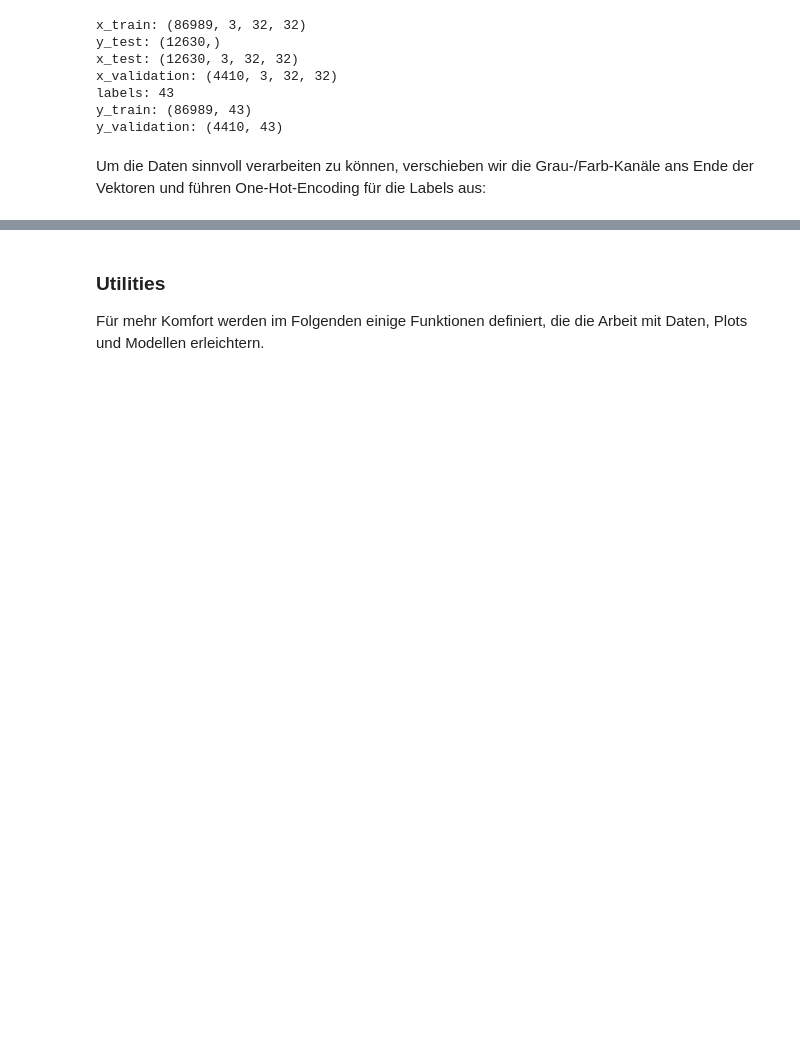
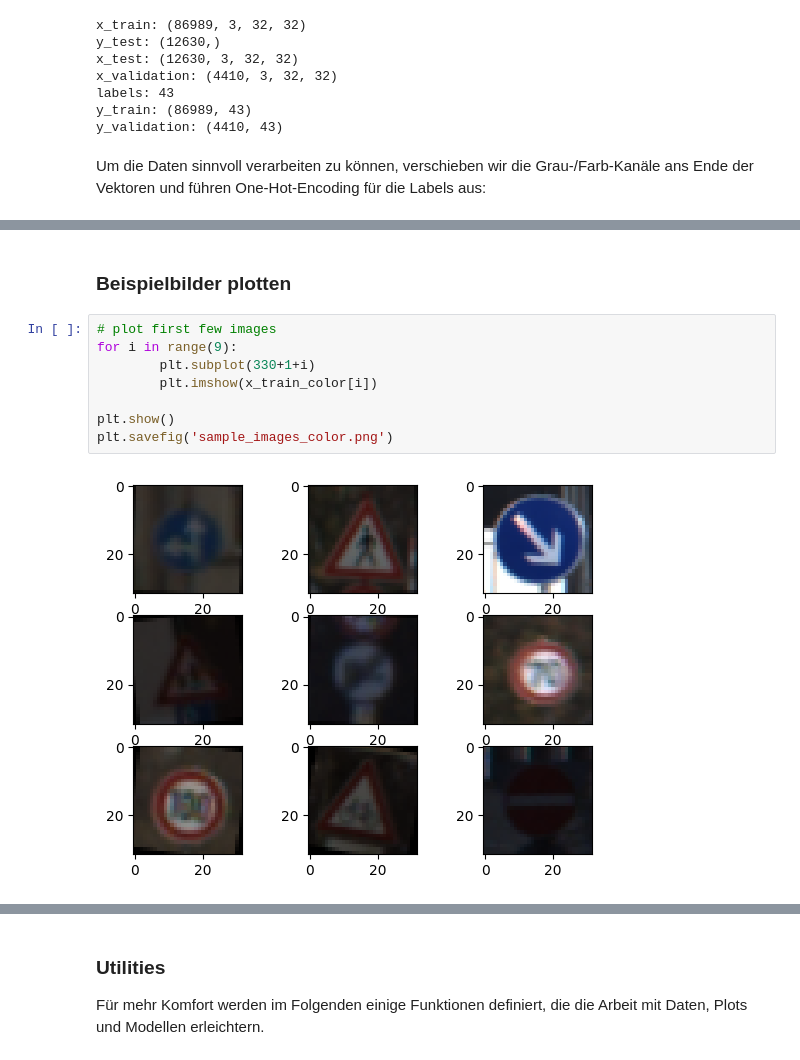
Before and after one commit to nmaaiken/neuro_modularbeit, a Jupyter notebook: Modularbeit.ipynb, the cells around one changed output, grey strips where cells are left out. Cells and saved outputs as stored; diff of their text form; blank space fills up the shorter version.

```diff
--- a/Modularbeit.ipynb
+++ b/Modularbeit.ipynb
@@ -172,2 +188,14 @@ x_test_color.shape: (12630, 32, 32, 3)
 y_test_gray.shape: (12630, 43)
 y_test_color.shape: (12630, 43)
+# %% [markdown]
+### Beispielbilder plotten
+# %%
+# plot first few images
+for i in range(9):
+        plt.subplot(330+1+i)
+        plt.imshow(x_train_color[i])
+
+plt.show()
+plt.savefig('sample_images_color.png')
+# %% [output]
+[figure, added]
```
Also changed, not shown: parts of 3 cells of this notebook, 3 other files.
